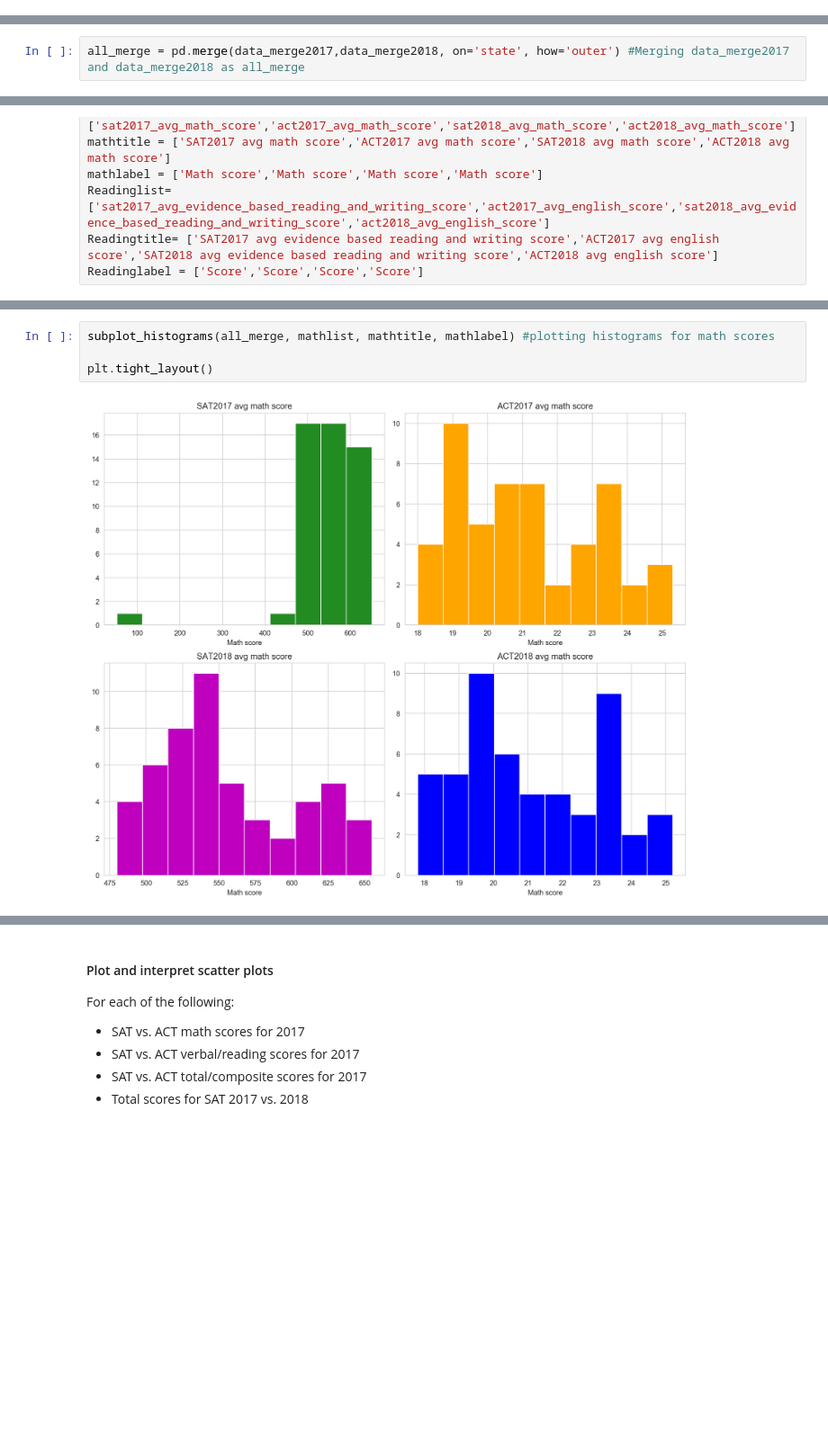
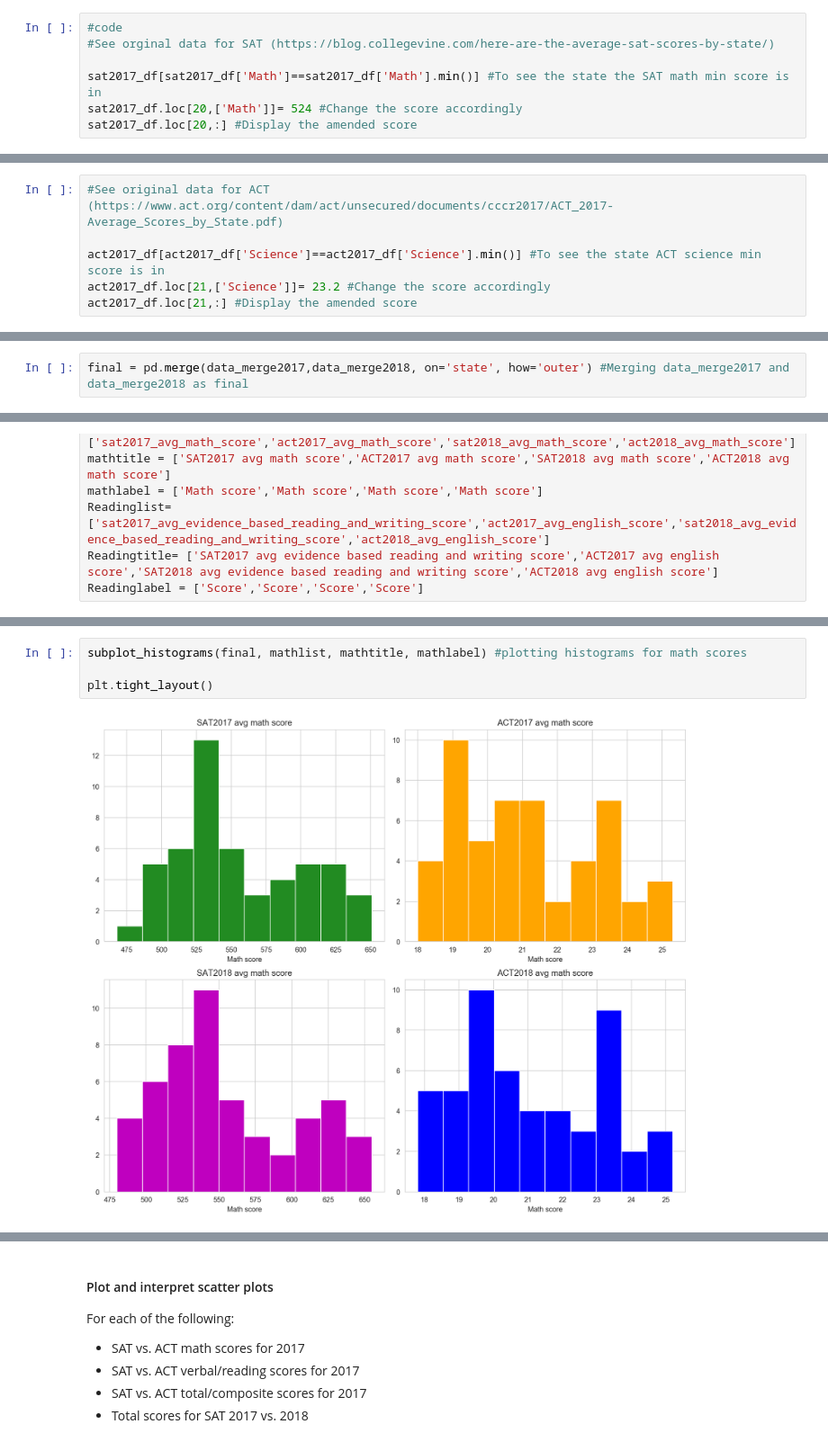
Before and after one commit to geoffersliu/dsiprojects, a Jupyter notebook: Project1234/project_1/code/starter-code_updated.ipynb, the cells around one changed output, grey strips where cells are left out. Shown at 90% size. Drawn from its saved outputs; the diff is of its cells as text; blank space fills up the shorter version.

```diff
--- a/Project1234/project_1/code/starter-code_updated.ipynb
+++ b/Project1234/project_1/code/starter-code_updated.ipynb
@@ -208,0 +203,7 @@ act2017_df[act2017_df['Science']==act2017_df['Science'].min()]
+# %%
+#code
+#See orginal data for SAT (https://blog.collegevine.com/here-are-the-average-sat-scores-by-state/)
+
+sat2017_df[sat2017_df['Math']==sat2017_df['Math'].min()] #To see the state the SAT math min score is in
+sat2017_df.loc[20,['Math']]= 524 #Change the score accordingly
+sat2017_df.loc[20,:] #Display the amended score
@@ -208,0 +217,6 @@ act2017_df[act2017_df['Science']==act2017_df['Science'].min()]
+# %%
+#See original data for ACT (https://www.act.org/content/dam/act/unsecured/documents/cccr2017/ACT_2017-Average_Scores_by_State.pdf)
+
+act2017_df[act2017_df['Science']==act2017_df['Science'].min()] #To see the state ACT science min score is in
+act2017_df.loc[21,['Science']]= 23.2 #Change the score accordingly
+act2017_df.loc[21,:] #Display the amended score
@@ -478,4 +468,4 @@ Save the contents of this merged dataframe as `final.csv`.
 data_merge2018 = pd.merge(act2018_df,sat2018_df, on='state', how='outer') #Merging act2018_df and sat2018_df as data_merge2018
 data_merge2018.to_csv(r'../data/data_merge2018.csv',index=False) #Saving data_merge2018
 # %%
-all_merge = pd.merge(data_merge2017,data_merge2018, on='state', how='outer') #Merging data_merge2017 and data_merge2018 as all_merge
+final = pd.merge(data_merge2017,data_merge2018, on='state', how='outer') #Merging data_merge2017 and data_merge2018 as final
@@ -957,9 +942,9 @@ plt.tight_layout()
 # %% [output]
 [figure]
 # %%
-subplot_histograms(all_merge, mathlist, mathtitle, mathlabel) #plotting histograms for math scores
+subplot_histograms(final, mathlist, mathtitle, mathlabel) #plotting histograms for math scores
 
 plt.tight_layout()
 # %% [output]
-[figure, old version]
+[figure, new version]
 # %%
```
Also changed, not shown: parts of 113 cells of this notebook, 5 other files.
